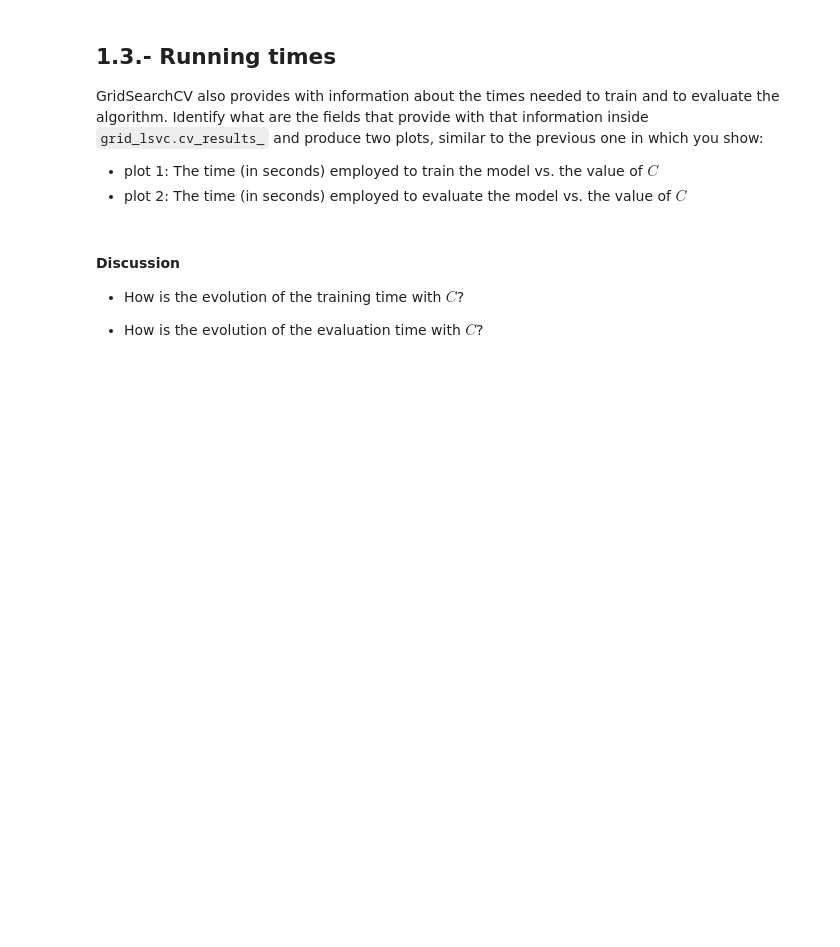
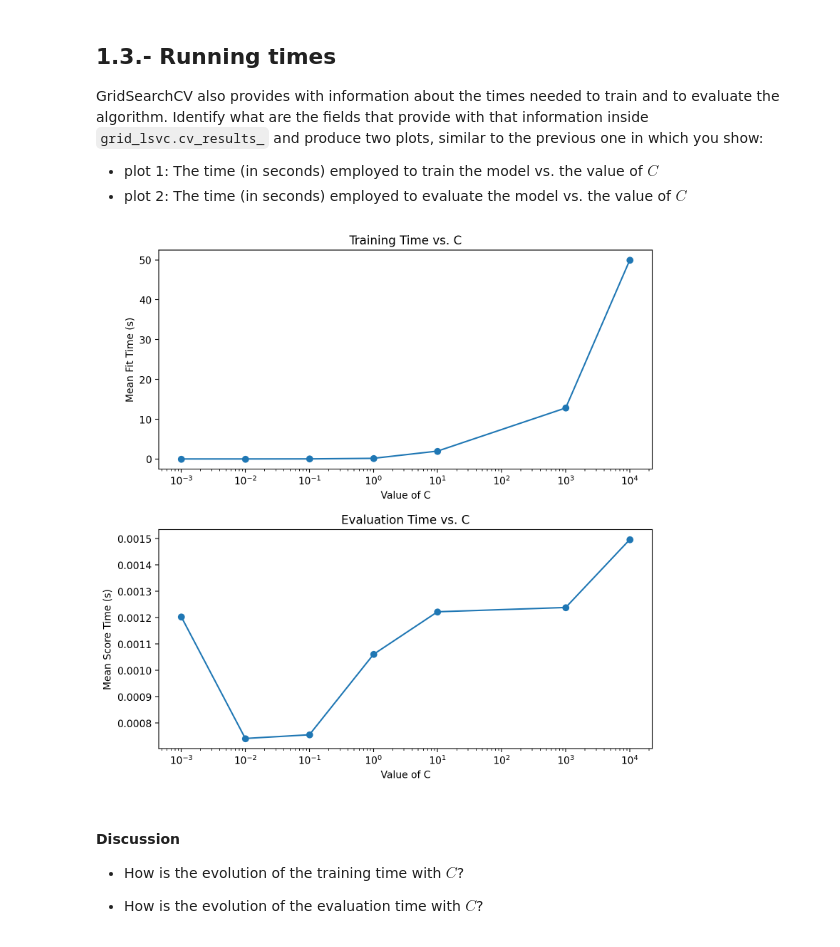
Before and after one commit to woonyee28/MachineLearningII, a Jupyter notebook: Support Vector Machine/lab_SVM_2023.ipynb, the cells around one changed output. Cells and saved outputs as stored; diff of their text form; code cells hidden in the pictures; blank space fills up the shorter version.

```diff
--- a/Support Vector Machine/lab_SVM_2023.ipynb
+++ b/Support Vector Machine/lab_SVM_2023.ipynb
@@ -42,10 +41,10 @@ In this assignment you will work with an adaptation of the UCI repository datase
 
 The following cell loads the data and constructs the corresponding training and testing sets.
 # %%
-train_data = np.loadtxt('segmentation.data', delimiter=',')
+train_data = np.loadtxt('https://raw.githubusercontent.com/woonyee28/MachineLearningII/main/Support%20Vector%20Machine/segmentation.data', delimiter=',')
 X_train = train_data[:,1:]
 y_train = train_data[:,0]
-test_data = np.loadtxt('segmentation.test', delimiter=',')
+test_data = np.loadtxt('https://raw.githubusercontent.com/woonyee28/MachineLearningII/main/Support%20Vector%20Machine/segmentation.test', delimiter=',')
 X_test = test_data[:,1:]
 y_test = test_data[:,0]
 # %% [markdown]
@@ -204,3 +235,13 @@ Now look at attribute `grid_lsvc.cv_results_` to identify fields that store:
+# %%
+#############
+#           #
+# YOUR CODE #
+#           #
+#############
+
+values_of_C = np.array(grid_lsvc.cv_results_['param_C'].data, dtype=float)
+Mean_acc = grid_lsvc.cv_results_['mean_test_score']
+Std_acc = grid_lsvc.cv_results_['std_test_score']
 # %%
 # do not edit this cell, just run it
 plt.plot(values_of_C, Mean_acc, label='mean validation', color='blue')
@@ -241,3 +278,31 @@ GridSearchCV also provides with information about the times needed to train and
+# %%
+#############
+#           #
+# YOUR CODE #
+#           #
+#############
+
+Mean_fit_time = grid_lsvc.cv_results_['mean_fit_time']
+Mean_score_time = grid_lsvc.cv_results_['mean_score_time']
+
+fig, (ax1, ax2) = plt.subplots(2, 1, figsize=(8, 8))
+
+ax1.plot(values_of_C, Mean_fit_time, marker='o', linestyle='-')
+ax1.set_xlabel('Value of C')
+ax1.set_ylabel('Mean Fit Time (s)')
+ax1.set_title('Training Time vs. C')
+ax1.set_xscale('log')
+
+ax2.plot(values_of_C, Mean_score_time, marker='o', linestyle='-')
+ax2.set_xlabel('Value of C')
+ax2.set_ylabel('Mean Score Time (s)')
+ax2.set_title('Evaluation Time vs. C')
+ax2.set_xscale('log')
+
+plt.tight_layout()
+plt.show()
+# %% [output]
+[figure, added]
 # %% [markdown]
 #### Discussion
 
```
Also changed, not shown: parts of 30 cells of this notebook, 1 other file.
